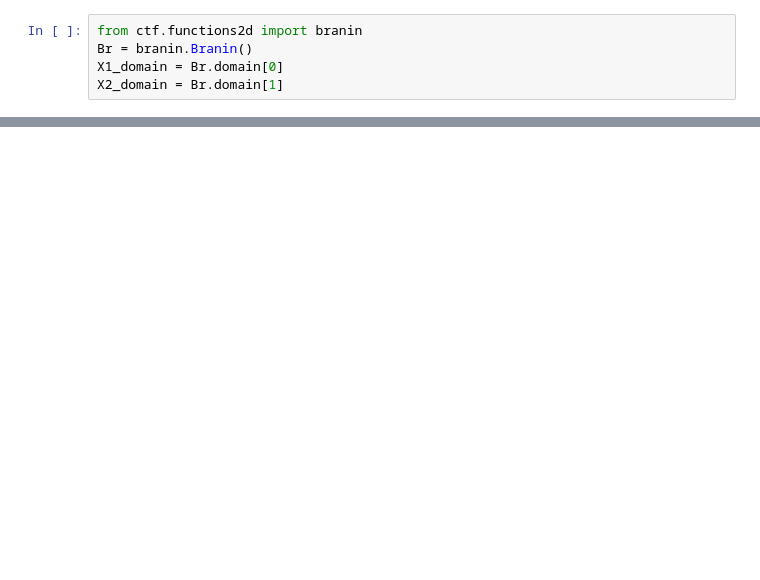
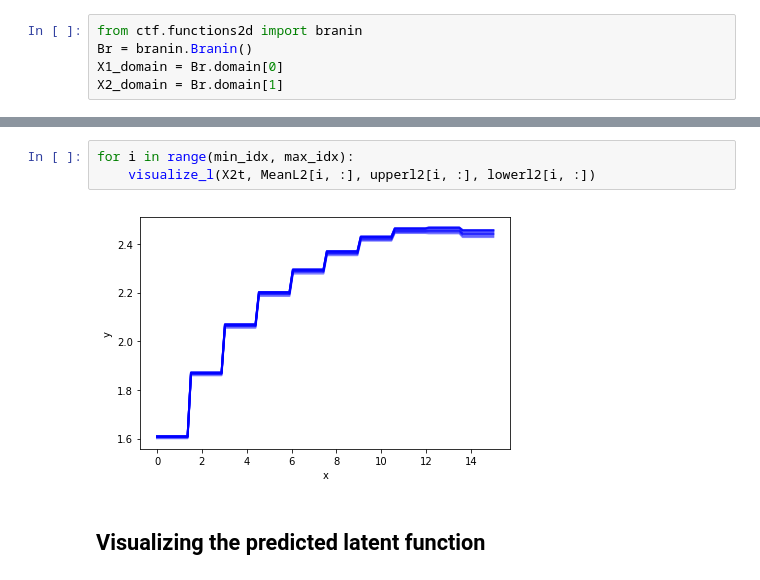
Before and after one commit to nawalgao/AdaptiveGPFlow, a Jupyter notebook: notebooks/adaptl_2D.ipynb, the cells around one changed output, grey strips where cells are left out. Drawn from its saved outputs; the diff is of its cells as text; blank space fills up the shorter version.

```diff
--- a/notebooks/adaptl_2D.ipynb
+++ b/notebooks/adaptl_2D.ipynb
@@ -89,0 +140,7 @@ m.optimize(maxiter=10000)
+# %%
+for i in range(min_idx, max_idx):
+    visualize_l(X2t, MeanL2[i, :], upperl2[i, :], lowerl2[i, :])
+# %% [output]
+[figure, added]
+# %% [markdown]
+## Visualizing the predicted latent function
```
Also changed, not shown: parts of 32 cells of this notebook, 14 other files.
